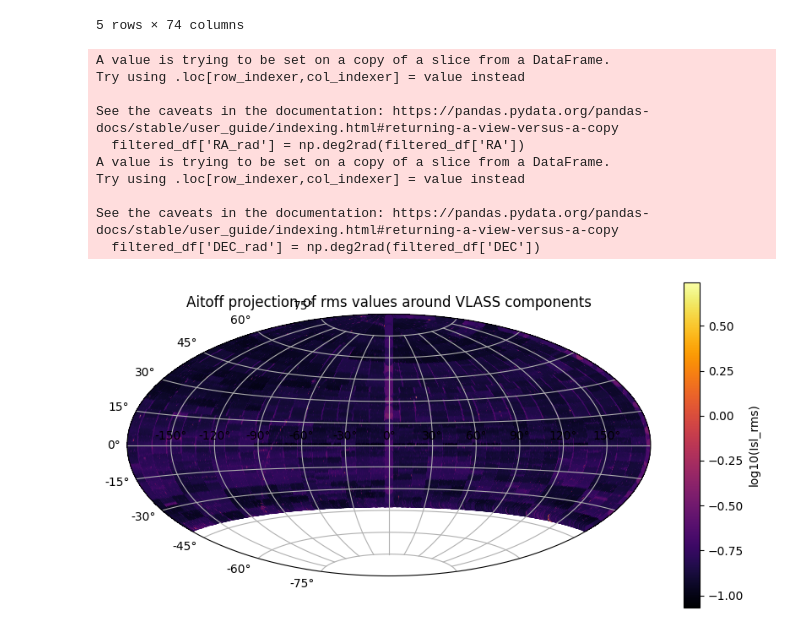
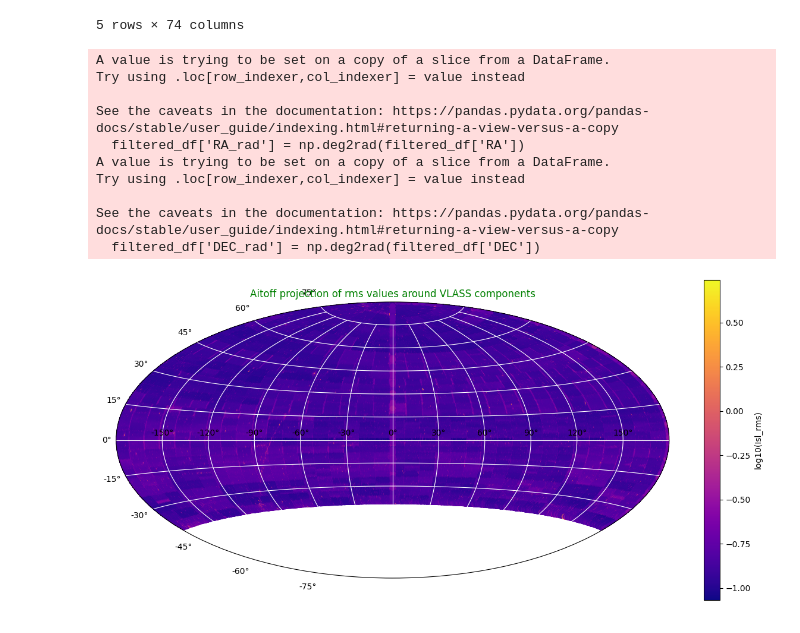
Before and after one commit to Darkandpure/Data-mining-for-transients-, a Jupyter notebook: Data_read.ipynb, the cells around one changed output. Saved outputs shown, nothing was run; the diff lists cells and outputs as text; code cells hidden in the pictures.

```diff
--- a/Data_read.ipynb
+++ b/Data_read.ipynb
@@ -125,31 +125,31 @@ filtered_df.head()
 # %%
 # Convert Right Ascension from degrees to radians
 filtered_df['RA_rad'] = np.deg2rad(filtered_df['RA'])
 
 # Wrap-around the Right Ascension so it goes from -180 to +180 instead of 0 to 360
 filtered_df.loc[filtered_df['RA_rad'] > np.pi, 'RA_rad'] -= 2. * np.pi
 
 # Convert Declination from degrees to radians
 filtered_df['DEC_rad'] = np.deg2rad(filtered_df['DEC'])
 
 # Make the Aitoff projection plot
-plt.figure(figsize=(10, 5))
+plt.figure(figsize=(15, 7))
 plt.subplot(111, projection='aitoff')
-plt.title('Aitoff projection of rms values around VLASS components')
-plt.grid(True)
+plt.title('Aitoff projection of rms values around VLASS components', color = "g")
+plt.grid(True, color = "white")
 plt.scatter(filtered_df['RA_rad'], filtered_df['DEC_rad'],
-            c=np.log10(filtered_df['Isl_rms']), cmap='inferno')
+            c=np.log10(filtered_df['Isl_rms']), cmap='plasma')
 plt.colorbar(label='log10(Isl_rms)')
 plt.show()
 # %% [output]
 A value is trying to be set on a copy of a slice from a DataFrame.
 Try using .loc[row_indexer,col_indexer] = value instead
 
 See the caveats in the documentation: https://pandas.pydata.org/pandas-docs/stable/user_guide/indexing.html#returning-a-view-versus-a-copy
   filtered_df['RA_rad'] = np.deg2rad(filtered_df['RA'])
 A value is trying to be set on a copy of a slice from a DataFrame.
 Try using .loc[row_indexer,col_indexer] = value instead
 
 See the caveats in the documentation: https://pandas.pydata.org/pandas-docs/stable/user_guide/indexing.html#returning-a-view-versus-a-copy
   filtered_df['DEC_rad'] = np.deg2rad(filtered_df['DEC'])
-[figure, old version]
+[figure, new version]
```
Also changed, not shown: parts of 1 cell of this notebook.
